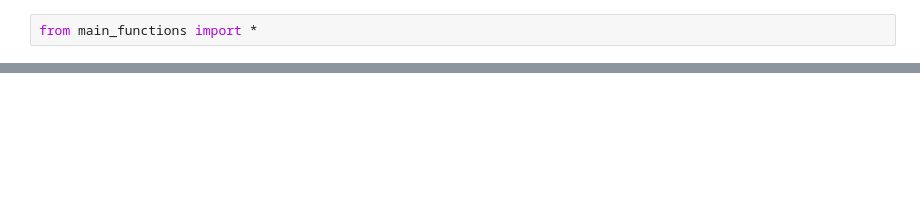
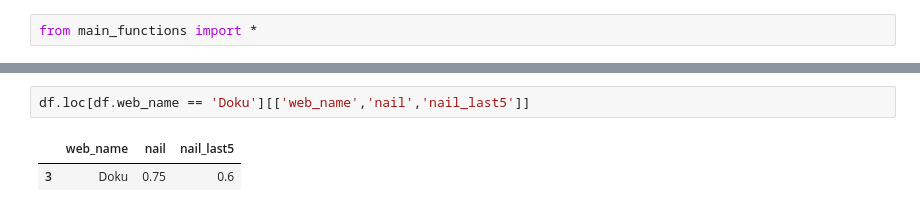
Before and after one commit to johannesgutn/FPL, a Jupyter notebook: visualize_results.ipynb, the cells around one changed output, grey strips where cells are left out. Cells and saved outputs as stored; diff of their text form; blank space fills up the shorter version.

```diff
--- a/visualize_results.ipynb
+++ b/visualize_results.ipynb
@@ -25,4 +25,9 @@ df.head(20)
 20 rows × 158 columns
+# %%
+df.loc[df.web_name == 'Doku'][['web_name','nail','nail_last5']]
+# %% [output]
+|  | web_name | nail | nail_last5 |
+| 3 | Doku | 0.75 | 0.6 |
 # %%
 # This shows your team
 df = pd.read_csv(f'ml_team/ml_team_{season}_{next_GW}.csv')
```
Also changed, not shown: parts of 2 cells of this notebook, 48 other files.
